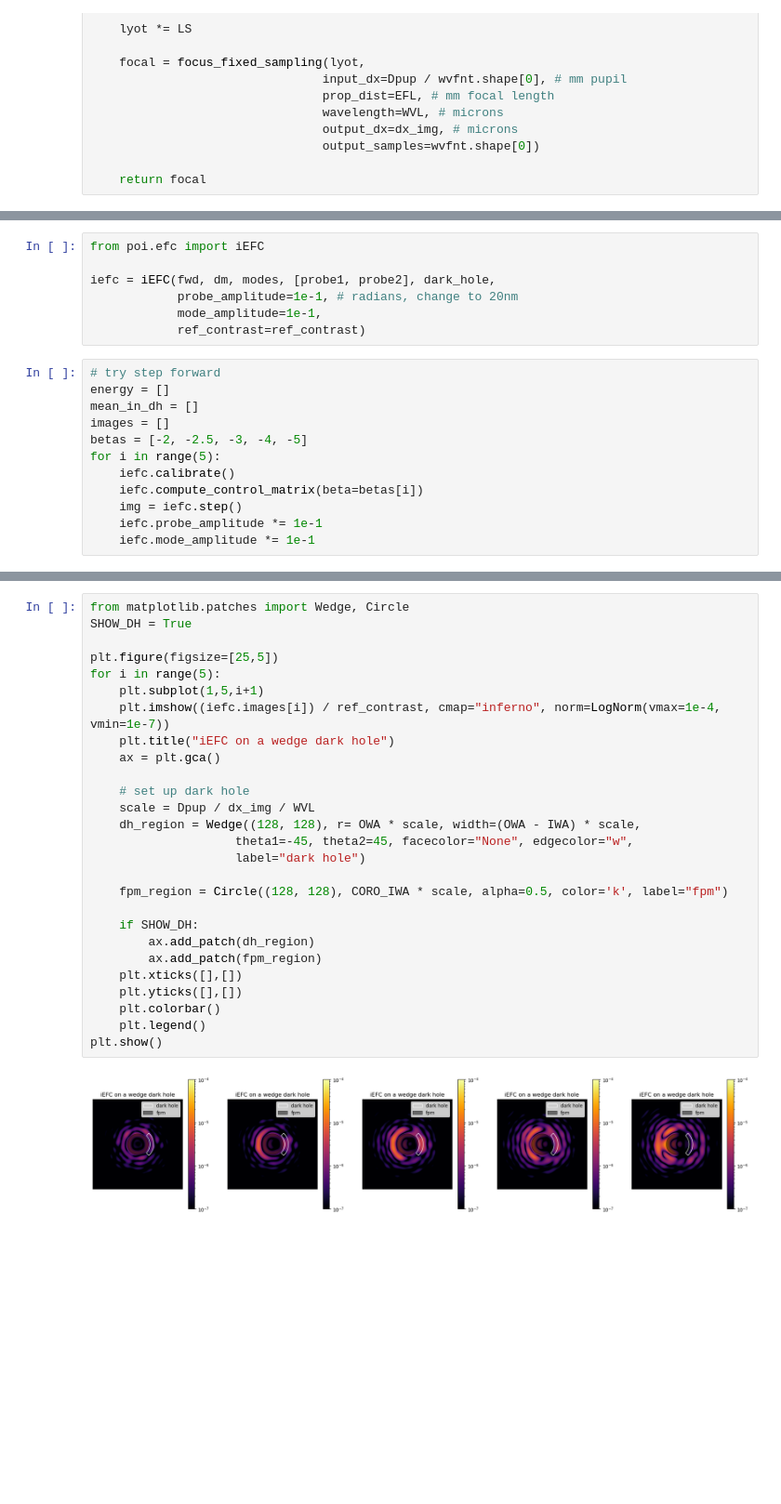
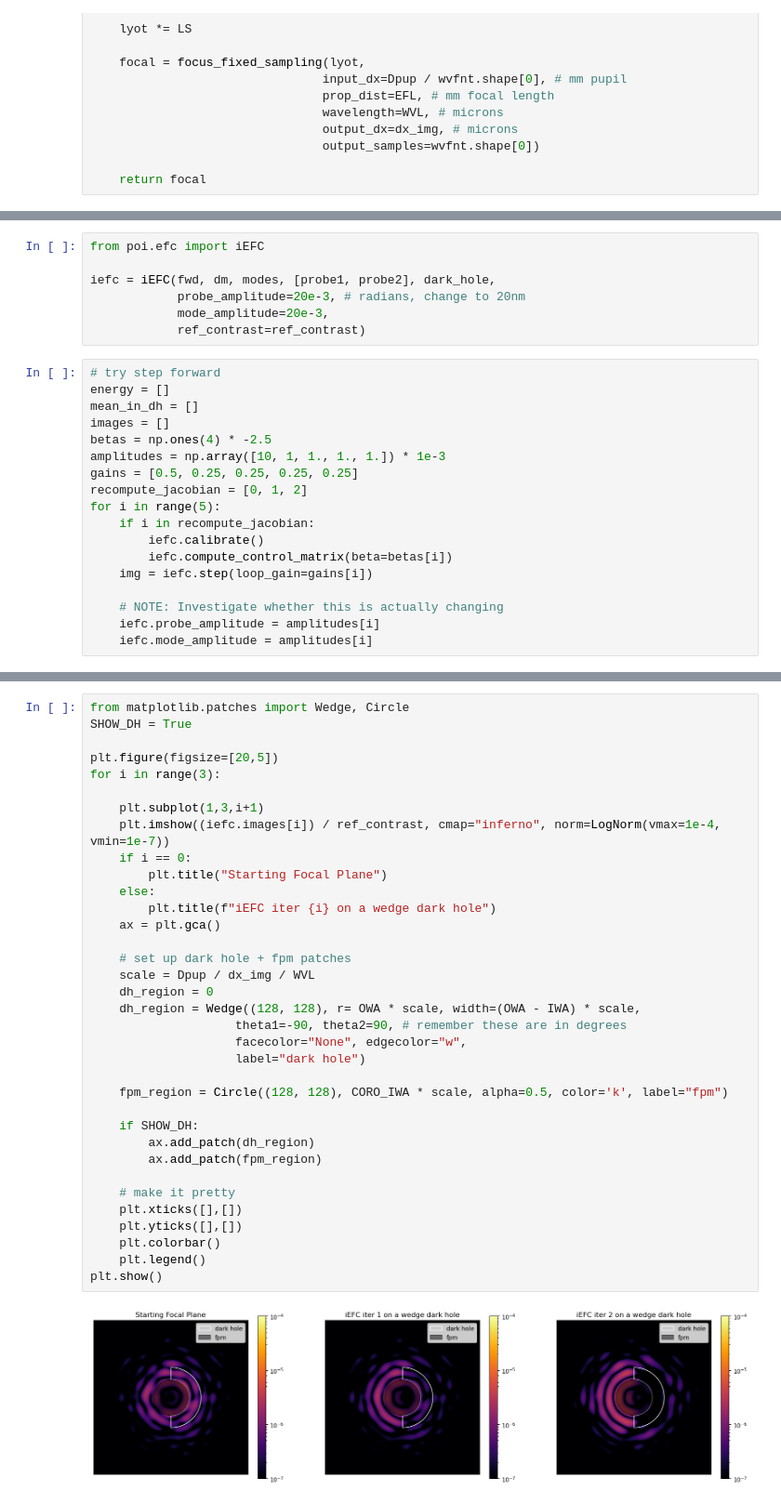
Before and after one commit to Jashcraf/poi, a Jupyter notebook: demo_keck_iefc.ipynb, the cells around one changed output, grey strips where cells are left out. Shown at 93% size. Drawn from its saved outputs; the diff is of its cells as text; blank space fills up the shorter version.

```diff
--- a/demo_keck_iefc.ipynb
+++ b/demo_keck_iefc.ipynb
@@ -259,20 +260,26 @@ plt.colorbar()
 from poi.efc import iEFC
 
 iefc = iEFC(fwd, dm, modes, [probe1, probe2], dark_hole,
-            probe_amplitude=1e-1, # radians, change to 20nm
-            mode_amplitude=1e-1,
+            probe_amplitude=20e-3, # radians, change to 20nm
+            mode_amplitude=20e-3,
             ref_contrast=ref_contrast)
 # %%
 # try step forward
 energy = []
 mean_in_dh = []
 images = []
-betas = [-2, -2.5, -3, -4, -5]
+betas = np.ones(4) * -2.5
+amplitudes = np.array([10, 1, 1., 1., 1.]) * 1e-3
+gains = [0.5, 0.25, 0.25, 0.25, 0.25]
+recompute_jacobian = [0, 1, 2]
 for i in range(5):
-    iefc.calibrate()
-    iefc.compute_control_matrix(beta=betas[i])
-    img = iefc.step()
-    iefc.probe_amplitude *= 1e-1
-    iefc.mode_amplitude *= 1e-1
+    if i in recompute_jacobian:
+        iefc.calibrate()
+        iefc.compute_control_matrix(beta=betas[i])
+    img = iefc.step(loop_gain=gains[i])
+
+    # NOTE: Investigate whether this is actually changing
+    iefc.probe_amplitude = amplitudes[i]
+    iefc.mode_amplitude = amplitudes[i]
 # %% [output]
 Taking starter image at position zero
@@ -298,32 +325,40 @@ plt.legend()
 # %%
 from matplotlib.patches import Wedge, Circle
 SHOW_DH = True
 
-plt.figure(figsize=[25,5])
-for i in range(5):
-    plt.subplot(1,5,i+1)
+plt.figure(figsize=[20,5])
+for i in range(3):
+
+    plt.subplot(1,3,i+1)
     plt.imshow((iefc.images[i]) / ref_contrast, cmap="inferno", norm=LogNorm(vmax=1e-4, vmin=1e-7))
-    plt.title("iEFC on a wedge dark hole")
+    if i == 0:
+        plt.title("Starting Focal Plane")
+    else:
+        plt.title(f"iEFC iter {i} on a wedge dark hole")
     ax = plt.gca()
 
-    # set up dark hole
+    # set up dark hole + fpm patches
     scale = Dpup / dx_img / WVL
+    dh_region = 0
     dh_region = Wedge((128, 128), r= OWA * scale, width=(OWA - IWA) * scale,
-                    theta1=-45, theta2=45, facecolor="None", edgecolor="w",
+                    theta1=-90, theta2=90, # remember these are in degrees
+                    facecolor="None", edgecolor="w",
                     label="dark hole")
 
     fpm_region = Circle((128, 128), CORO_IWA * scale, alpha=0.5, color='k', label="fpm")
 
     if SHOW_DH:
         ax.add_patch(dh_region)
         ax.add_patch(fpm_region)
+
+    # make it pretty
     plt.xticks([],[])
     plt.yticks([],[])
     plt.colorbar()
     plt.legend()
 plt.show()
 # %% [output]
-[figure, old version]
+[figure, new version]
 # %%
 img_check = np.abs(fwd(np.exp(1j * dm.render(wfe=True)), include_fpm=False))**2
 
```
Also changed, not shown: parts of 9 cells of this notebook, 2 other files.
